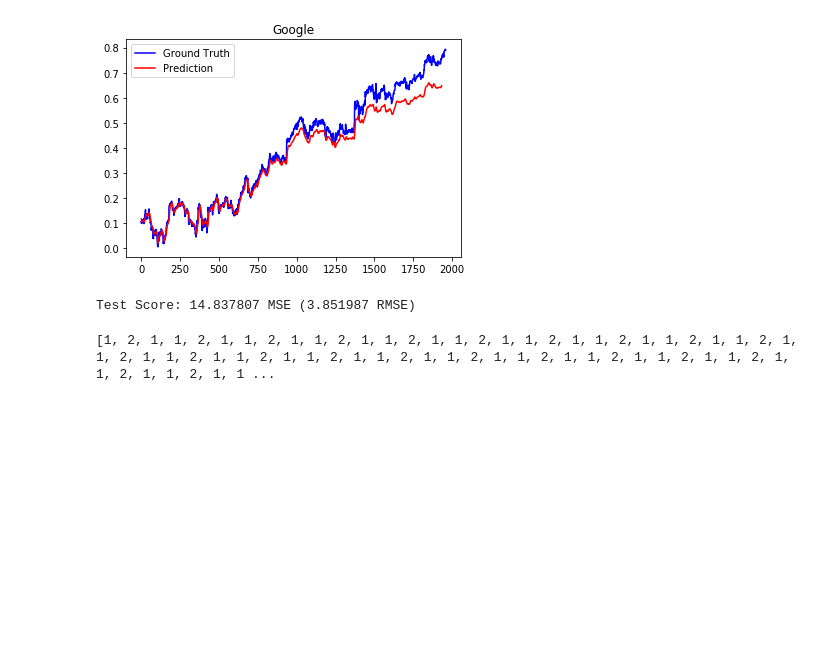
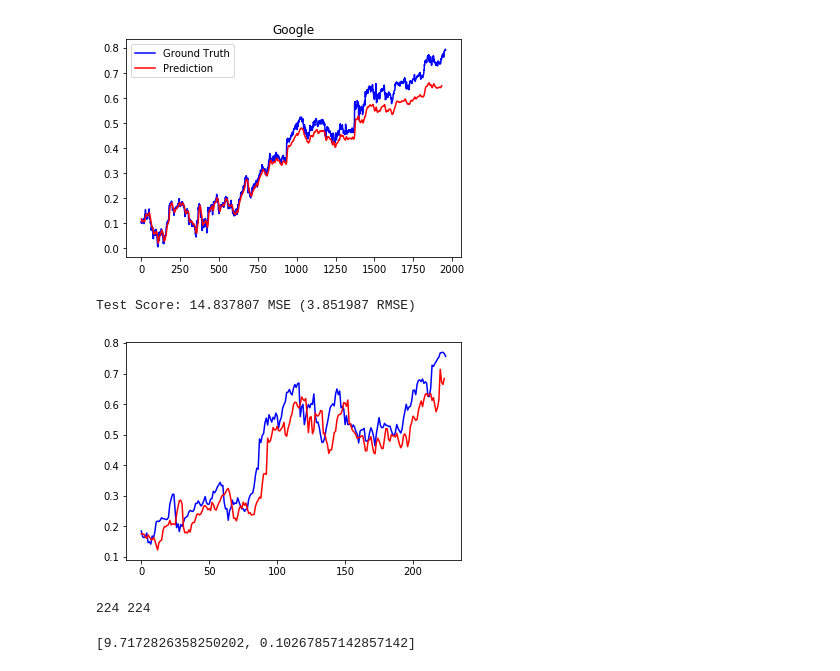
Before and after one commit to bmetherall/Machine_Learning_Stocks, a Jupyter notebook: RNN.ipynb, the cells around one changed output. Saved outputs shown, nothing was run; the diff lists cells and outputs as text; code cells hidden in the pictures; blank space fills up the shorter version.

```diff
--- a/RNN.ipynb
+++ b/RNN.ipynb
@@ -194,7 +213,22 @@ testScore = model.evaluate(google_train, google_test, verbose=0)
 print('Test Score: %.6f MSE (%.6f RMSE)' % (testScore[0], math.sqrt(testScore[0])))
 # %% [output]
 Test Score: 14.837807 MSE (3.851987 RMSE)
-# %%
-print 32*[1, 2, 1]
-# %% [output]
-[1, 2, 1, 1, 2, 1, 1, 2, 1, 1, 2, 1, 1, 2, 1, 1, 2, 1, 1, 2, 1, 1, 2, 1, 1, 2, 1, 1, 2, 1, 1, 2, 1, 1, 2, 1, 1, 2, 1, 1, 2, 1, 1, 2, 1, 1, 2, 1, 1, 2, 1, 1, 2, 1, 1, 2, 1, 1, 2, 1, 1, 2, 1, 1, 2, 1, 1 ...
+# %%
+g = googdata[-250:]
+# %%
+gnorm, zeta, eta = normalize(g)
+google_train, google_test, _, _ = preprocess_data(gnorm, window, percent_train = 1, forecast = 1)
+# %%
+plt.plot(gnorm[window+5:,0], 'b')
+plt.plot(model.predict(google_train)[:,0], 'r')
+plt.show()
+# %% [output]
+[figure, added]
+# %%
+print len(gnorm[26:]), len(google_train)
+# %% [output]
+224 224
+# %%
+print model.evaluate(google_train, google_test, verbose=0)
+# %% [output]
+[9.7172826358250202, 0.10267857142857142]
```
Also changed, not shown: parts of 9 cells of this notebook.
